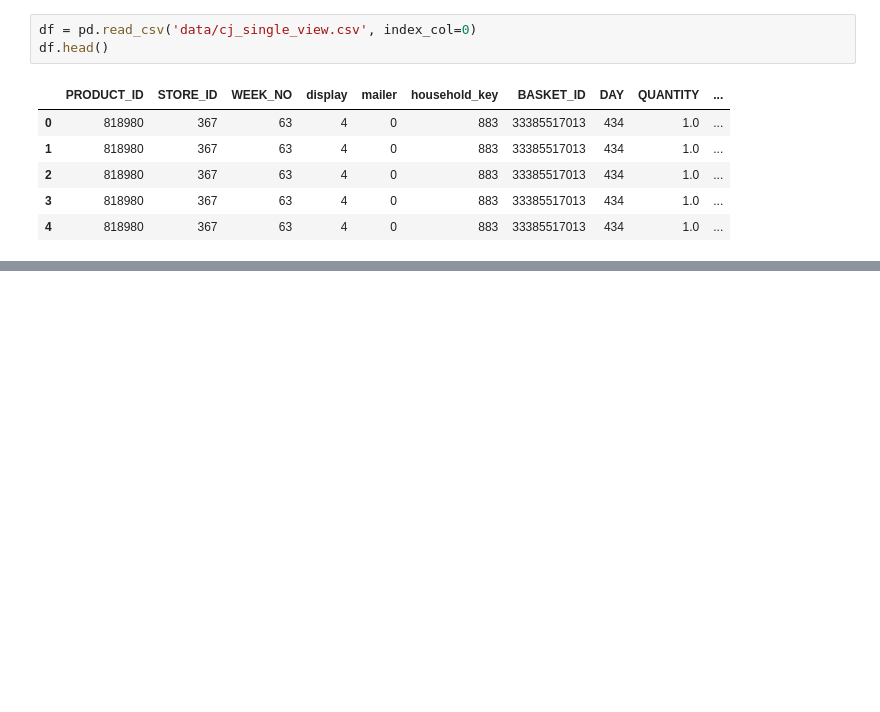
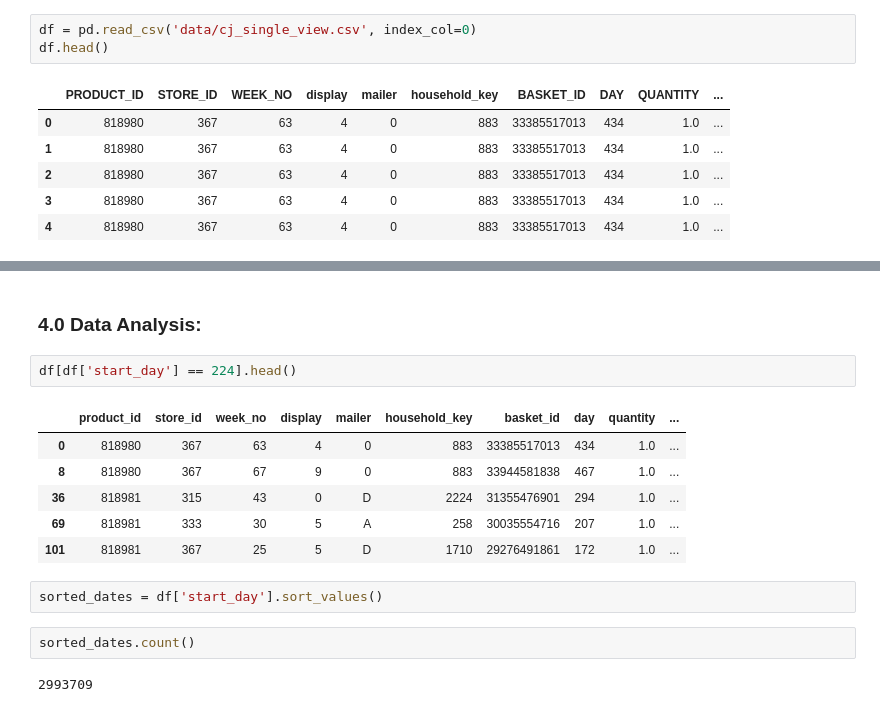
Before and after one commit to CJL89/Cold-Starter-Analysis, a Jupyter notebook: Cold_Starters_Data_Cleaning.ipynb, the cells around one changed output, grey strips where cells are left out. Saved outputs shown, nothing was run; the diff lists cells and outputs as text; blank space fills up the shorter version.

```diff
--- a/Cold_Starters_Data_Cleaning.ipynb
+++ b/Cold_Starters_Data_Cleaning.ipynb
@@ -29,0 +185,17 @@ df.head()
+# %% [markdown]
+### 4.0 Data Analysis:
+# %%
+df[df['start_day'] == 224].head()
+# %% [output]
+|  | product_id | store_id | week_no | display | mailer | household_key | basket_id | day | quantity | ... |
+| 0 | 818980 | 367 | 63 | 4 | 0 | 883 | 33385517013 | 434 | 1.0 | ... |
+| 8 | 818980 | 367 | 67 | 9 | 0 | 883 | 33944581838 | 467 | 1.0 | ... |
+| 36 | 818981 | 315 | 43 | 0 | D | 2224 | 31355476901 | 294 | 1.0 | ... |
+| 69 | 818981 | 333 | 30 | 5 | A | 258 | 30035554716 | 207 | 1.0 | ... |
+| 101 | 818981 | 367 | 25 | 5 | D | 1710 | 29276491861 | 172 | 1.0 | ... |
+# %%
+sorted_dates = df['start_day'].sort_values()
+# %%
+sorted_dates.count()
+# %% [output]
+2993709
```
Also changed, not shown: parts of 10 cells of this notebook.
